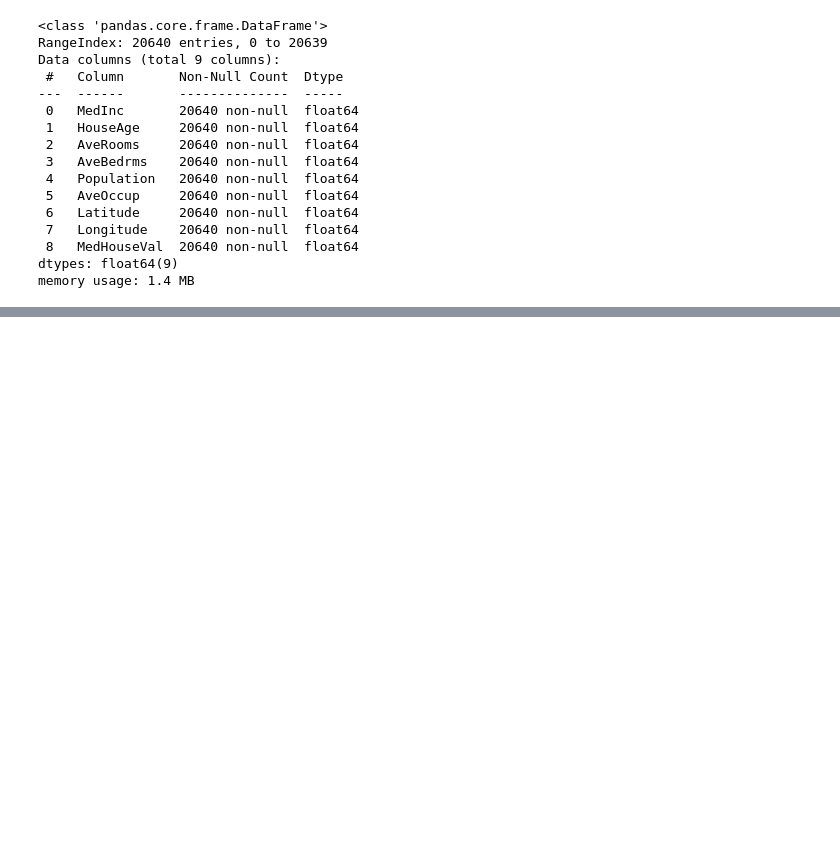
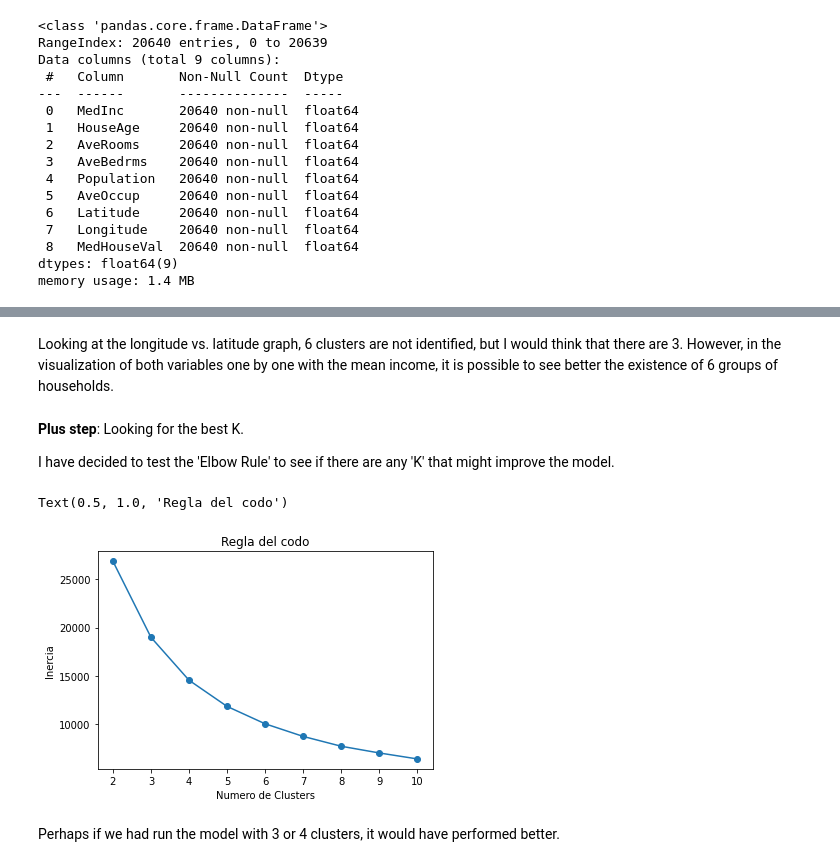
Before and after one commit to anasofiasama/K-Means, a Jupyter notebook: src/explore.ipynb, the cells around one changed output, grey strips where cells are left out. Cells and saved outputs as stored; diff of their text form; code cells hidden in the pictures; blank space fills up the shorter version.

```diff
--- a/src/explore.ipynb
+++ b/src/explore.ipynb
@@ -70,0 +75,2 @@ df_raw.describe()
+# %%
+X_raw=df_raw[['Latitude','Longitude','MedInc']]
@@ -70,0 +161,24 @@ df_raw.describe()
+# %% [markdown]
+Looking at the longitude vs. latitude graph, 6 clusters are not identified, but I would think that there are 3. However, in the visualization of both variables one by one with the mean income, it is possible to see better the existence of 6 groups of households.
+# %% [markdown]
+**Plus step**: Looking for the best K.
+
+I have decided to test the 'Elbow Rule' to see if there are any 'K' that might improve the model.
+# %%
+dist = []
+clusters_centers = []
+for i in range(2, 11):
+    km = KMeans(n_clusters=i, init = 'k-means++', n_init = 10, max_iter = 300,random_state = 408)
+    _ = km.fit(X)
+    dist.append(km.inertia_)
+    clusters_centers.append(km.cluster_centers_)
+
+plt.plot(range(2, 11), dist, 'o-');
+plt.ylabel('Inercia');
+plt.xlabel('Numero de Clusters');
+plt.title("Regla del codo")
+# %% [output]
+Text(0.5, 1.0, 'Regla del codo')
+[figure, added]
+# %% [markdown]
+Perhaps if we had run the model with 3 or 4 clusters, it would have performed better.
```
Also changed, not shown: parts of 18 cells of this notebook.
